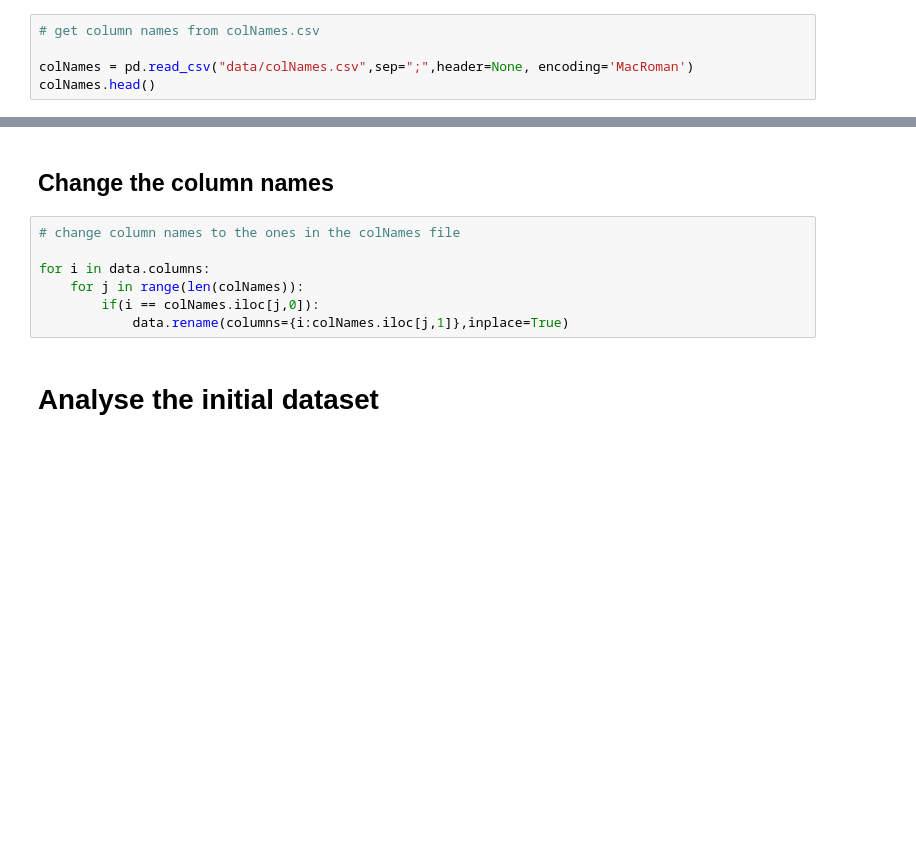
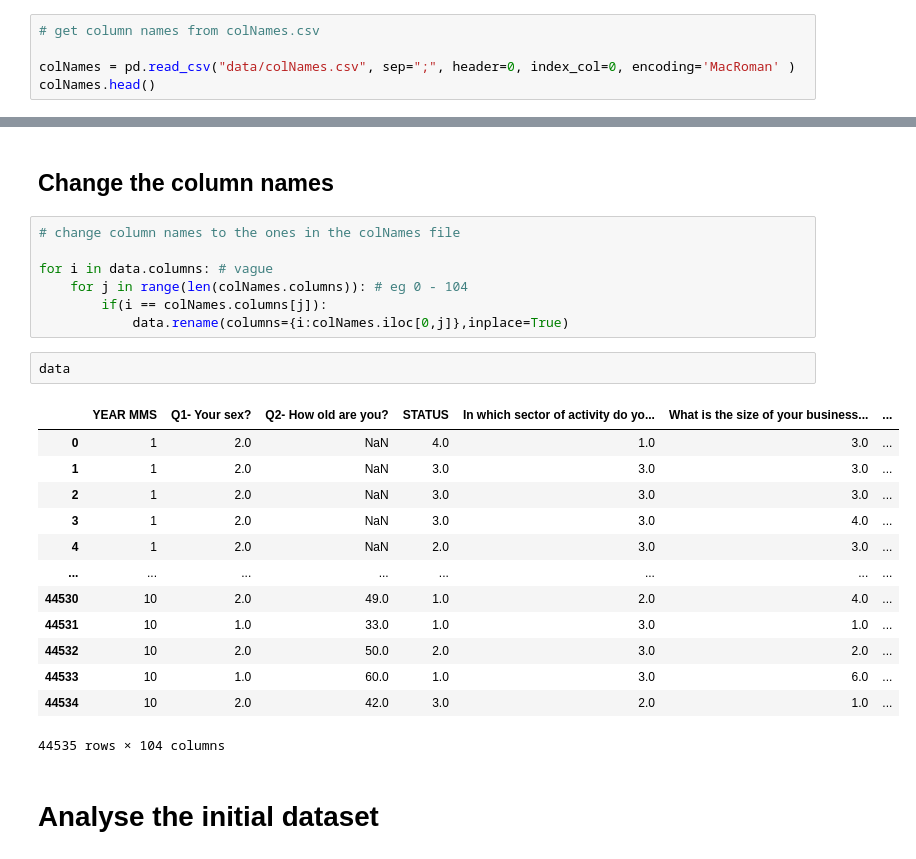
Before and after one commit to dilancroos/sl_predictors_xai, a Jupyter notebook: 00_data_analysis.ipynb, the cells around one changed output, grey strips where cells are left out. Saved outputs shown, nothing was run; the diff lists cells and outputs as text; blank space fills up the shorter version.

```diff
--- a/00_data_analysis.ipynb
+++ b/00_data_analysis.ipynb
@@ -37,6 +37,6 @@ data.head()
 # %%
 # get column names from colNames.csv
 
-colNames = pd.read_csv("data/colNames.csv",sep=";",header=None, encoding='MacRoman')
+colNames = pd.read_csv("data/colNames.csv", sep=";", header=0, index_col=0, encoding='MacRoman' )
 colNames.head()
 # %% [output]
@@ -51,10 +52,26 @@ colNames.head()
 # %%
 # change column names to the ones in the colNames file
 
-for i in data.columns:
-    for j in range(len(colNames)):
-        if(i == colNames.iloc[j,0]):
-            data.rename(columns={i:colNames.iloc[j,1]},inplace=True)
+for i in data.columns: # vague
+    for j in range(len(colNames.columns)): # eg 0 - 104
+        if(i == colNames.columns[j]):
+            data.rename(columns={i:colNames.iloc[0,j]},inplace=True)
+# %%
+data
+# %% [output]
+|  | YEAR MMS | Q1- Your sex? | Q2- How old are you? | STATUS | In which sector of activity do yo... | What is the size of your business... | ... |
+| 0 | 1 | 2.0 | NaN | 4.0 | 1.0 | 3.0 | ... |
+| 1 | 1 | 2.0 | NaN | 3.0 | 3.0 | 3.0 | ... |
+| 2 | 1 | 2.0 | NaN | 3.0 | 3.0 | 3.0 | ... |
+| 3 | 1 | 2.0 | NaN | 3.0 | 3.0 | 4.0 | ... |
+| 4 | 1 | 2.0 | NaN | 2.0 | 3.0 | 3.0 | ... |
+| ... | ... | ... | ... | ... | ... | ... | ... |
+| 44530 | 10 | 2.0 | 49.0 | 1.0 | 2.0 | 4.0 | ... |
+| 44531 | 10 | 1.0 | 33.0 | 1.0 | 3.0 | 1.0 | ... |
+| 44532 | 10 | 2.0 | 50.0 | 2.0 | 3.0 | 2.0 | ... |
+| 44533 | 10 | 1.0 | 60.0 | 1.0 | 3.0 | 6.0 | ... |
+| 44534 | 10 | 2.0 | 42.0 | 3.0 | 2.0 | 1.0 | ... |
+44535 rows × 104 columns
 # %% [markdown]
 # Analyse the initial dataset
 # %%
```
Also changed, not shown: parts of 1 cell of this notebook.
